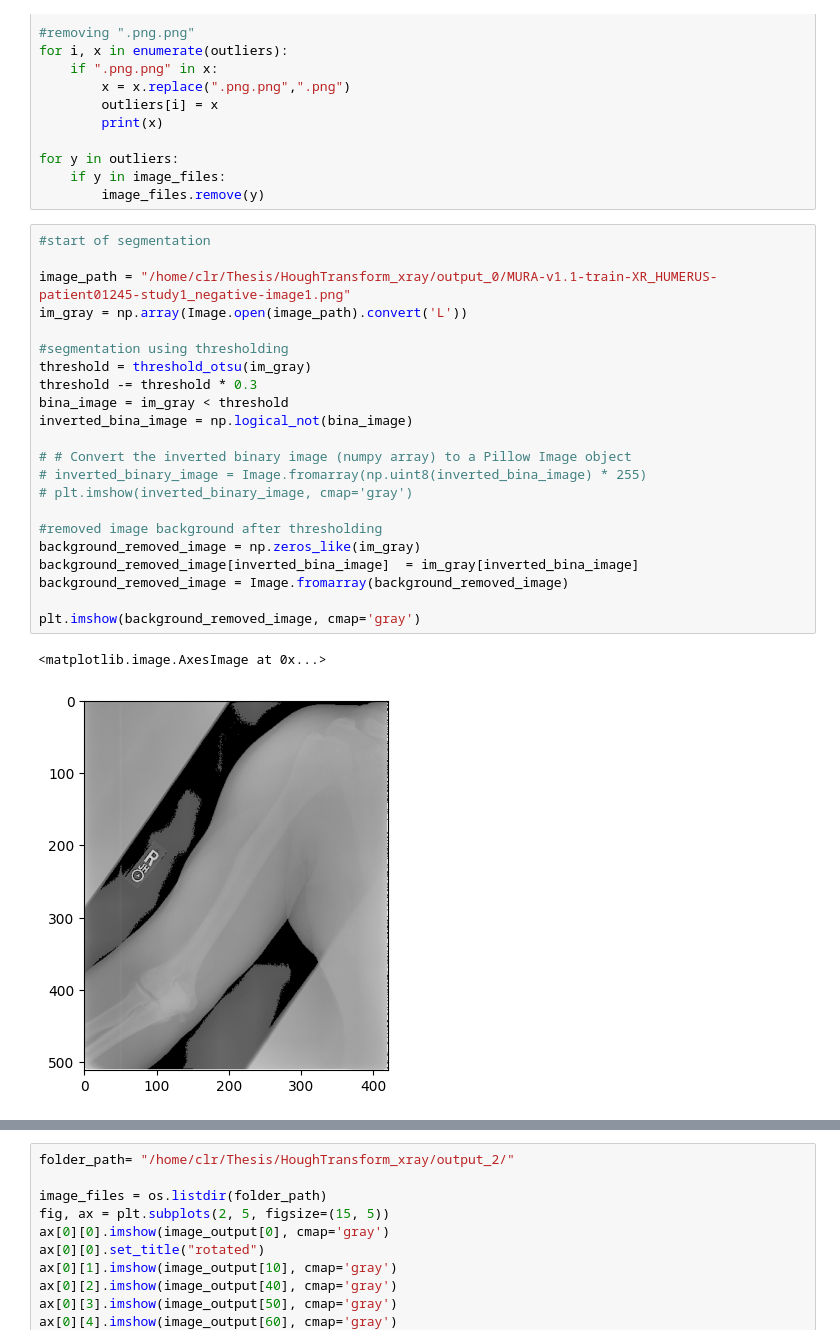
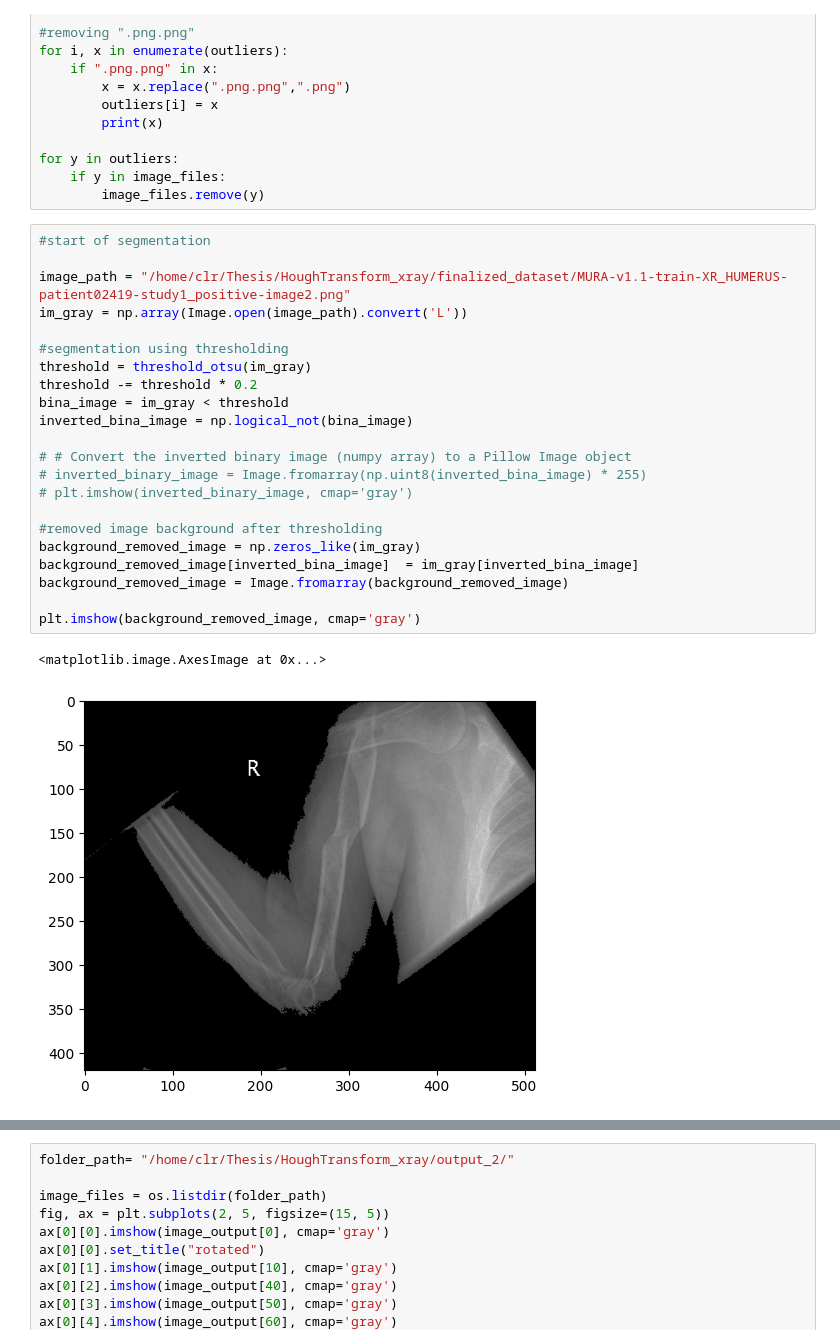
Before and after one commit to ronocara/HoughTransform_xray, a Jupyter notebook: houghT2.ipynb, the cells around one changed output, grey strips where cells are left out. Cells and saved outputs as stored; diff of their text form.

```diff
--- a/houghT2.ipynb
+++ b/houghT2.ipynb
@@ -32,28 +32,28 @@ for y in outliers:
 # %%
 #start of segmentation
 
-image_path = "/home/clr/Thesis/HoughTransform_xray/output_0/MURA-v1.1-train-XR_HUMERUS-patient01245-study1_negative-image1.png"
+image_path = "/home/clr/Thesis/HoughTransform_xray/finalized_dataset/MURA-v1.1-train-XR_HUMERUS-patient02419-study1_positive-image2.png"
 im_gray = np.array(Image.open(image_path).convert('L'))
 
 #segmentation using thresholding
 threshold = threshold_otsu(im_gray)
-threshold -= threshold * 0.3
+threshold -= threshold * 0.2
 bina_image = im_gray < threshold
 inverted_bina_image = np.logical_not(bina_image)
 
 # # Convert the inverted binary image (numpy array) to a Pillow Image object
 # inverted_binary_image = Image.fromarray(np.uint8(inverted_bina_image) * 255)
 # plt.imshow(inverted_binary_image, cmap='gray')
 
 #removed image background after thresholding
 background_removed_image = np.zeros_like(im_gray)
 background_removed_image[inverted_bina_image]  = im_gray[inverted_bina_image]
 background_removed_image = Image.fromarray(background_removed_image)
 
 plt.imshow(background_removed_image, cmap='gray')
 # %% [output]
 <matplotlib.image.AxesImage at 0x...>
-[figure, old version]
+[figure, new version]
 # %%
 #image brightness enhancer
 enhancer = ImageEnhance.Brightness(background_removed_image)
```
Also changed, not shown: parts of 3 cells of this notebook, 3 other files.
